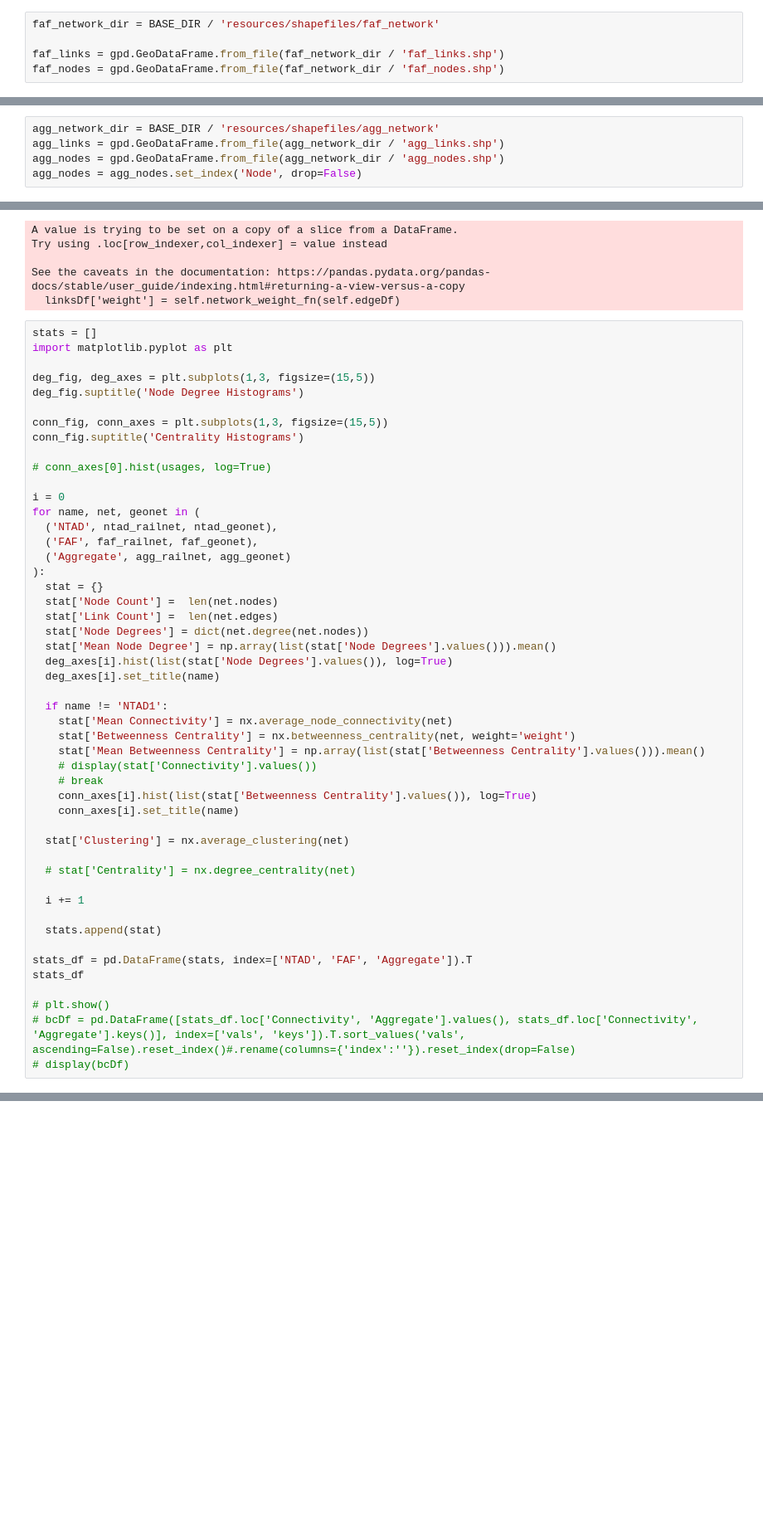
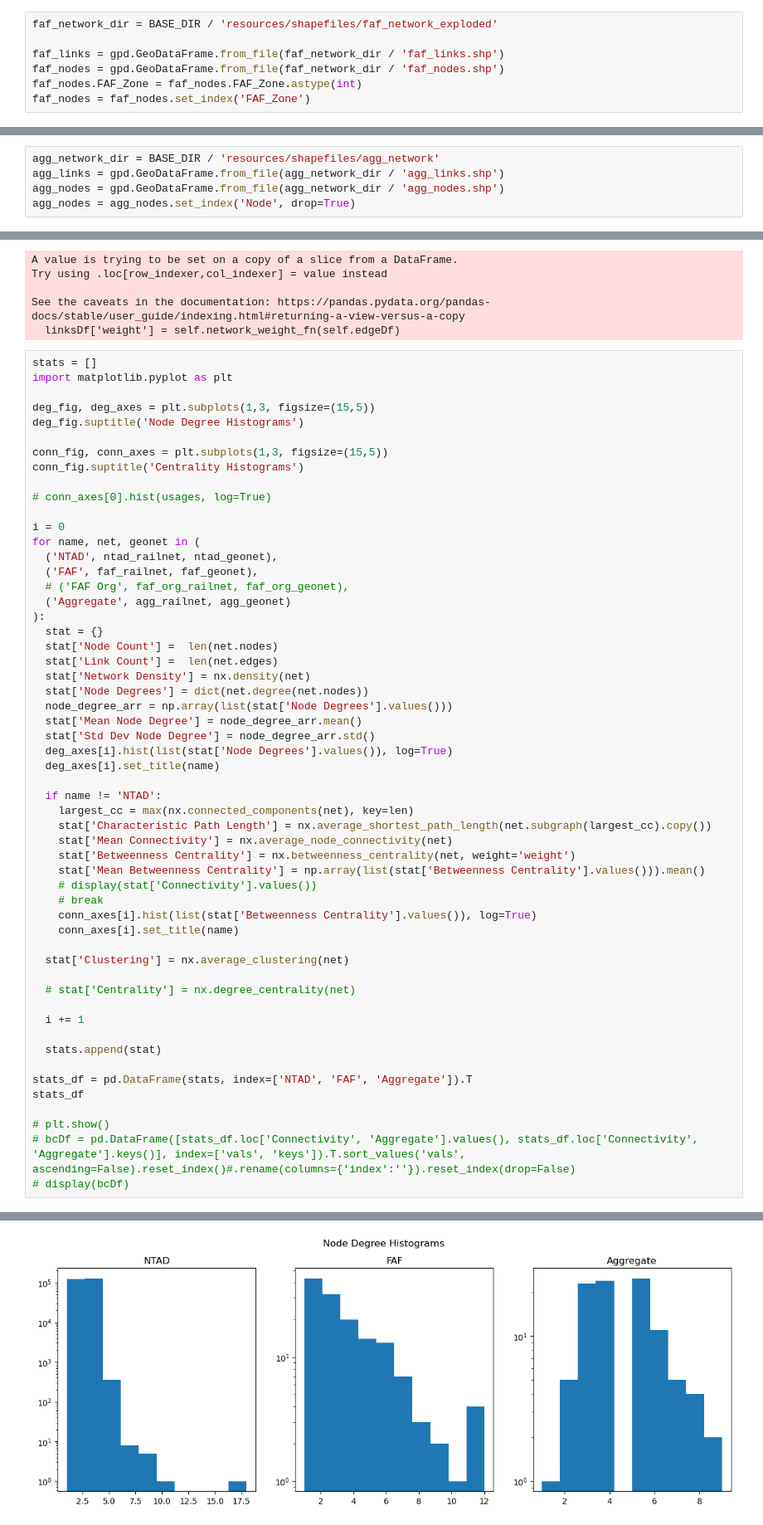
Before and after one commit to UMD-CTSM/network_flow_assignment, a Jupyter notebook: src/network_comparison.ipynb, the cells around one changed output, grey strips where cells are left out. Shown: that part at 83% size. Saved outputs shown, nothing was run; the diff lists cells and outputs as text; blank space fills up the shorter version.

Commit message:
Added network things

```diff
--- a/src/network_comparison.ipynb
+++ b/src/network_comparison.ipynb
@@ -19,7 +19,9 @@ ntad_links = gpd.read_file( BASE_DIR / "inputs/NTAD_North_American_Rail_Network_
 # %%
 ntad_nodes = ntad_nodes.set_index('FRANODEID', drop=False)
 # %%
-faf_network_dir = BASE_DIR / 'resources/shapefiles/faf_network'
+faf_network_dir = BASE_DIR / 'resources/shapefiles/faf_network_exploded'
 
 faf_links = gpd.GeoDataFrame.from_file(faf_network_dir / 'faf_links.shp')
 faf_nodes = gpd.GeoDataFrame.from_file(faf_network_dir / 'faf_nodes.shp')
+faf_nodes.FAF_Zone = faf_nodes.FAF_Zone.astype(int)
+faf_nodes = faf_nodes.set_index('FAF_Zone')
@@ -27,7 +52,7 @@ faf_nodes = gpd.GeoDataFrame.from_file(faf_network_dir / 'faf_nodes.shp')
 agg_network_dir = BASE_DIR / 'resources/shapefiles/agg_network'
 agg_links = gpd.GeoDataFrame.from_file(agg_network_dir / 'agg_links.shp')
 agg_nodes = gpd.GeoDataFrame.from_file(agg_network_dir / 'agg_nodes.shp')
-agg_nodes = agg_nodes.set_index('Node', drop=False)
+agg_nodes = agg_nodes.set_index('Node', drop=True)
 # %%
 ntad_geonet = GeoDataNetwork(ntad_nodes,ntad_links,'FRANODEID', lambda df : 0, lambda df : df[['FRFRANODE', 'TOFRANODE']])
 ntad_railnet = ntad_geonet.createNetwork(NAME='NTAD')
@@ -79,17 +113,23 @@ i = 0
 for name, net, geonet in (
   ('NTAD', ntad_railnet, ntad_geonet),
   ('FAF', faf_railnet, faf_geonet),
+  # ('FAF Org', faf_org_railnet, faf_org_geonet),
   ('Aggregate', agg_railnet, agg_geonet)
 ):
   stat = {}
   stat['Node Count'] =  len(net.nodes)
   stat['Link Count'] =  len(net.edges)
+  stat['Network Density'] = nx.density(net)
   stat['Node Degrees'] = dict(net.degree(net.nodes))
-  stat['Mean Node Degree'] = np.array(list(stat['Node Degrees'].values())).mean()
+  node_degree_arr = np.array(list(stat['Node Degrees'].values()))
+  stat['Mean Node Degree'] = node_degree_arr.mean()
+  stat['Std Dev Node Degree'] = node_degree_arr.std()
   deg_axes[i].hist(list(stat['Node Degrees'].values()), log=True)
   deg_axes[i].set_title(name)
 
-  if name != 'NTAD1':
+  if name != 'NTAD':
+    largest_cc = max(nx.connected_components(net), key=len)
+    stat['Characteristic Path Length'] = nx.average_shortest_path_length(net.subgraph(largest_cc).copy())
     stat['Mean Connectivity'] = nx.average_node_connectivity(net)
     stat['Betweenness Centrality'] = nx.betweenness_centrality(net, weight='weight')
     stat['Mean Betweenness Centrality'] = np.array(list(stat['Betweenness Centrality'].values())).mean()
@@ -112,3 +152,4 @@ stats_df
 # plt.show()
 # bcDf = pd.DataFrame([stats_df.loc['Connectivity', 'Aggregate'].values(), stats_df.loc['Connectivity', 'Aggregate'].keys()], index=['vals', 'keys']).T.sort_values('vals', ascending=False).reset_index()#.rename(columns={'index':''}).reset_index(drop=False)
 # display(bcDf)
+# %% [output]
@@ -114,0 +168 @@ stats_df
+[figure, added]
```
Also changed, not shown: parts of 10 cells of this notebook, 20 other files.
